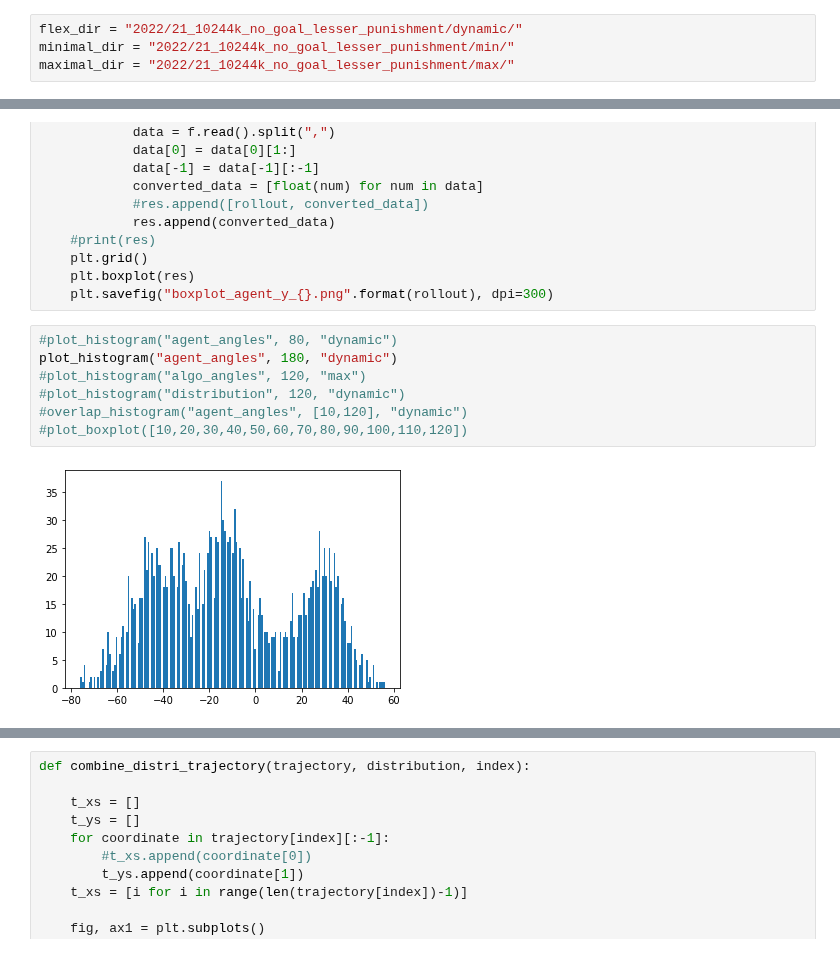
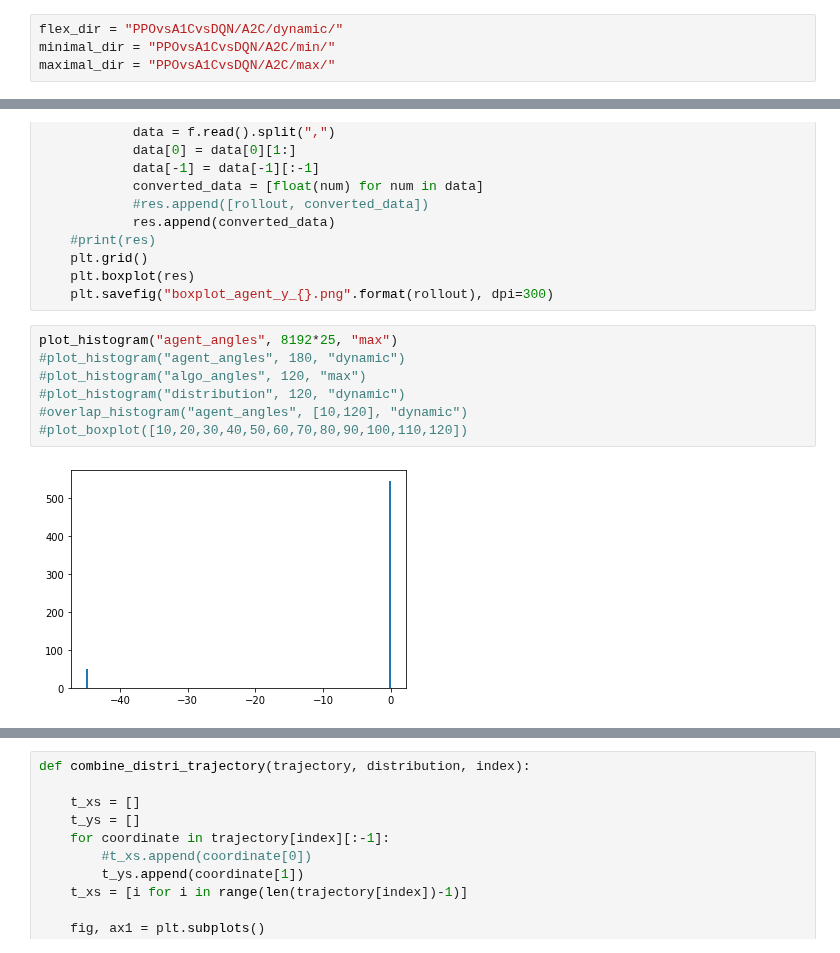
Before and after one commit to julseil/windy-bridge-env, a Jupyter notebook: windy-bridge/logs/plot_results.ipynb, the cells around one changed output, grey strips where cells are left out. Cells and saved outputs as stored; diff of their text form.

Commit message:
statshing changes, dynamic action space mode WIP

```diff
--- a/windy-bridge/logs/plot_results.ipynb
+++ b/windy-bridge/logs/plot_results.ipynb
@@ -7,9 +7,9 @@ import scipy as sp
 import json
 import itertools
 # %%
-flex_dir = "2022/21_10244k_no_goal_lesser_punishment/dynamic/"
-minimal_dir = "2022/21_10244k_no_goal_lesser_punishment/min/"
-maximal_dir = "2022/21_10244k_no_goal_lesser_punishment/max/"
+flex_dir = "PPOvsA1CvsDQN/A2C/dynamic/"
+minimal_dir = "PPOvsA1CvsDQN/A2C/min/"
+maximal_dir = "PPOvsA1CvsDQN/A2C/max/"
 # %%
 learning_steps = 1024000
 n_steps_value = 2048
@@ -302,12 +302,12 @@ def plot_boxplot(rollouts, dir_type):
     plt.boxplot(res)
     plt.savefig("boxplot_agent_y_{}.png".format(rollout), dpi=300)
 # %%
-#plot_histogram("agent_angles", 80, "dynamic")
-plot_histogram("agent_angles", 180, "dynamic")
+plot_histogram("agent_angles", 8192*25, "max")
+#plot_histogram("agent_angles", 180, "dynamic")
 #plot_histogram("algo_angles", 120, "max")
 #plot_histogram("distribution", 120, "dynamic")
 #overlap_histogram("agent_angles", [10,120], "dynamic")
 #plot_boxplot([10,20,30,40,50,60,70,80,90,100,110,120])
 # %% [output]
-[figure, old version]
+[figure, new version]
 # %%
```
Also changed, not shown: parts of 1 cell of this notebook, 3 other files.
